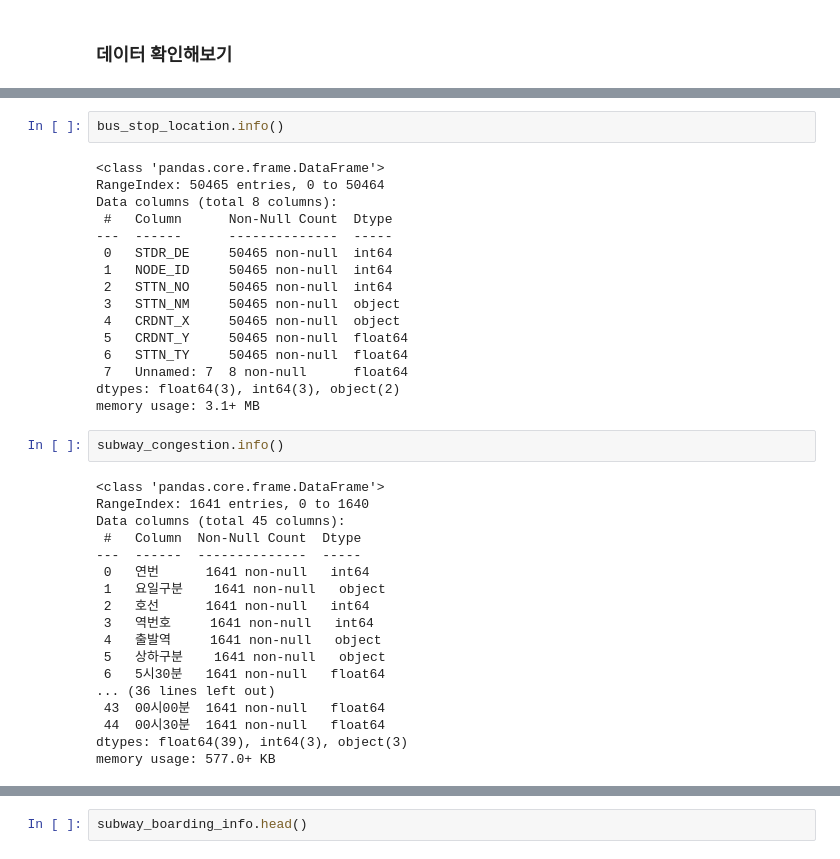
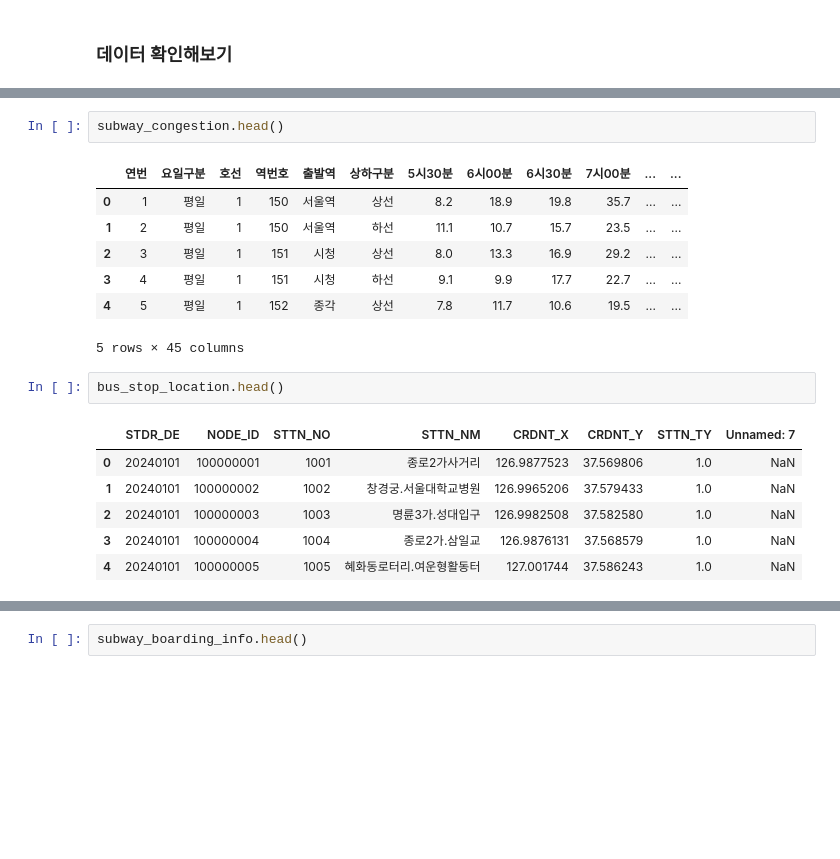
Before and after one commit to Dahyun1016/bIgdataaaaa, a Jupyter notebook: code/best_commute_route_analysis.ipynb, the cells around one changed output, grey strips where cells are left out. Cells and saved outputs as stored; diff of their text form; blank space fills up the shorter version.

```diff
--- a/code/best_commute_route_analysis.ipynb
+++ b/code/best_commute_route_analysis.ipynb
@@ -98,38 +90,19 @@ memory usage: 18.2+ MB
+# %%
+subway_congestion.head()
+# %% [output]
+|  | 연번 | 요일구분 | 호선 | 역번호 | 출발역 | 상하구분 | 5시30분 | 6시00분 | 6시30분 | 7시00분 | ... | ... |
+| 0 | 1 | 평일 | 1 | 150 | 서울역 | 상선 | 8.2 | 18.9 | 19.8 | 35.7 | ... | ... |
+| 1 | 2 | 평일 | 1 | 150 | 서울역 | 하선 | 11.1 | 10.7 | 15.7 | 23.5 | ... | ... |
+| 2 | 3 | 평일 | 1 | 151 | 시청 | 상선 | 8.0 | 13.3 | 16.9 | 29.2 | ... | ... |
+| 3 | 4 | 평일 | 1 | 151 | 시청 | 하선 | 9.1 | 9.9 | 17.7 | 22.7 | ... | ... |
+| 4 | 5 | 평일 | 1 | 152 | 종각 | 상선 | 7.8 | 11.7 | 10.6 | 19.5 | ... | ... |
+5 rows × 45 columns
 # %%
-bus_stop_location.info()
+bus_stop_location.head()
 # %% [output]
-<class 'pandas.core.frame.DataFrame'>
-RangeIndex: 50465 entries, 0 to 50464
-Data columns (total 8 columns):
- #   Column      Non-Null Count  Dtype
----  ------      --------------  -----
- 0   STDR_DE     50465 non-null  int64
- 1   NODE_ID     50465 non-null  int64
- 2   STTN_NO     50465 non-null  int64
- 3   STTN_NM     50465 non-null  object
- 4   CRDNT_X     50465 non-null  object
- 5   CRDNT_Y     50465 non-null  float64
- 6   STTN_TY     50465 non-null  float64
- 7   Unnamed: 7  8 non-null      float64
-dtypes: float64(3), int64(3), object(2)
-memory usage: 3.1+ MB
+|  | STDR_DE | NODE_ID | STTN_NO | STTN_NM | CRDNT_X | CRDNT_Y | STTN_TY | Unnamed: 7 |
+| 0 | 20240101 | 100000001 | 1001 | 종로2가사거리 | 126.9877523 | 37.569806 | 1.0 | NaN |
+| 1 | 20240101 | 100000002 | 1002 | 창경궁.서울대학교병원 | 126.9965206 | 37.579433 | 1.0 | NaN |
+| 2 | 20240101 | 100000003 | 1003 | 명륜3가.성대입구 | 126.9982508 | 37.582580 | 1.0 | NaN |
+| 3 | 20240101 | 100000004 | 1004 | 종로2가.삼일교 | 126.9876131 | 37.568579 | 1.0 | NaN |
+| 4 | 20240101 | 100000005 | 1005 | 혜화동로터리.여운형활동터 | 127.001744 | 37.586243 | 1.0 | NaN |
-# %%
-subway_congestion.info()
-# %% [output]
-<class 'pandas.core.frame.DataFrame'>
-RangeIndex: 1641 entries, 0 to 1640
-Data columns (total 45 columns):
- #   Column  Non-Null Count  Dtype
----  ------  --------------  -----
- 0   연번      1641 non-null   int64
- 1   요일구분    1641 non-null   object
- 2   호선      1641 non-null   int64
- 3   역번호     1641 non-null   int64
- 4   출발역     1641 non-null   object
- 5   상하구분    1641 non-null   object
- 6   5시30분   1641 non-null   float64
-... (36 lines left out)
- 43  00시00분  1641 non-null   float64
- 44  00시30분  1641 non-null   float64
-dtypes: float64(39), int64(3), object(3)
-memory usage: 577.0+ KB
```
Also changed, not shown: parts of 3 cells of this notebook.
